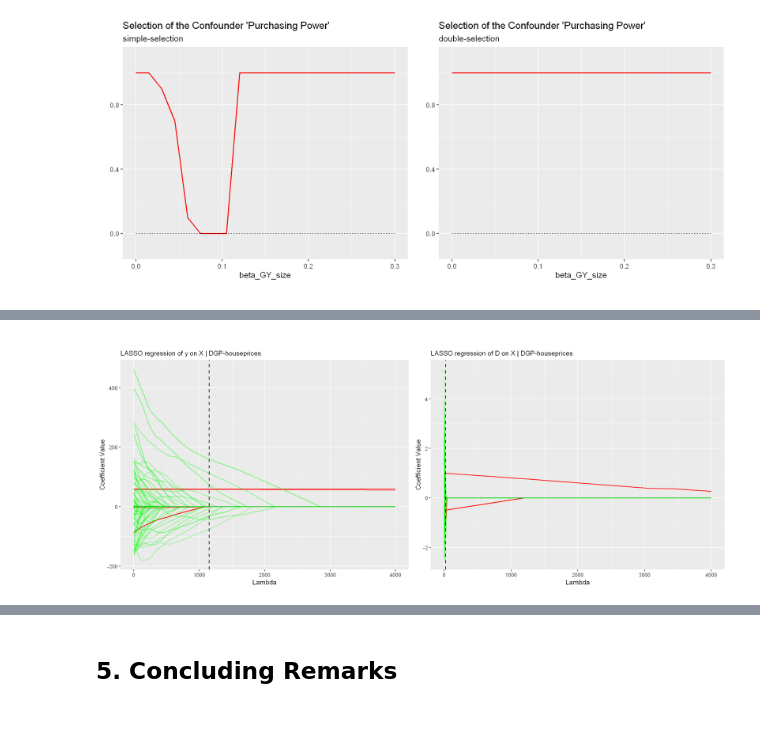
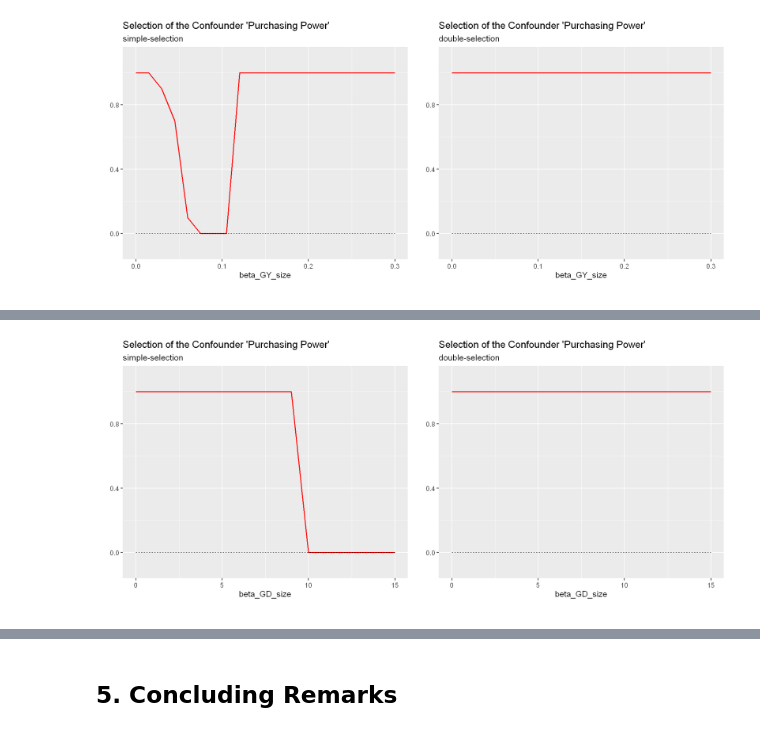
Before and after one commit to maxschae/compstat-project, a Jupyter notebook: CompStat_Project_Max_Schäfer.ipynb, the cells around one changed output, grey strips where cells are left out. Saved outputs shown, nothing was run; the diff lists cells and outputs as text; code cells hidden in the pictures.

Commit message:
Added text for sim-studies. Moved further plots into Appendix

```diff
--- a/CompStat_Project_Max_Schäfer.ipynb
+++ b/CompStat_Project_Max_Schäfer.ipynb
@@ -879,0 +843,20 @@ p2_houseprices <- plots$p2
+# %%
+# Simulation
+set.seed(12345)
+
+iter_over <- "beta_GD_size"
+sim_parameter_vec <- seq(from=0, to=15, by=1)
+
+plots <- sim_plot_wrapper(dgp=dgp, R=R, iter_over=iter_over, sim_parameter_vec=sim_parameter_vec,
+                          n=n, n_G_attr=n_G_attr, treatment_effect=treatment_effect,
+                          beta_GD_size=beta_GD_size, beta_GY_size=beta_GY_size,
+                          nonzero_controls=nonzero_controls,
+                          ylim_select=c(-1, 10),
+                          ylim_bias=c(-1.5, 7.5))
+
+p_variable_select_simple <- plots$p_variable_select_simple
+p_confounder_bias_simple <- plots$p_confounder_bias_simple
+p_purchasing_power_exclusion_simple <- plots$p_purchasing_power_exclusion_simple
+p_variable_select_double <- plots$p_variable_select_double
+p_confounder_bias_double <- plots$p_confounder_bias_double
+p_purchasing_power_exclusion_double <- plots$p_purchasing_power_exclusion_double
@@ -880,5 +870,5 @@ p2_houseprices <- plots$p2
 # %%
-options(repr.plot.width=20, repr.plot.height=8)
-grid.arrange(p1_houseprices, p2_houseprices, nrow=1)
+options(repr.plot.width=16, repr.plot.height=7)
+grid.arrange(p_purchasing_power_exclusion_simple, p_purchasing_power_exclusion_double, nrow=1)
 # %% [output]
-[figure, old version]
+[figure, new version]
```
Also changed, not shown: parts of 71 cells of this notebook, 3 other files.
